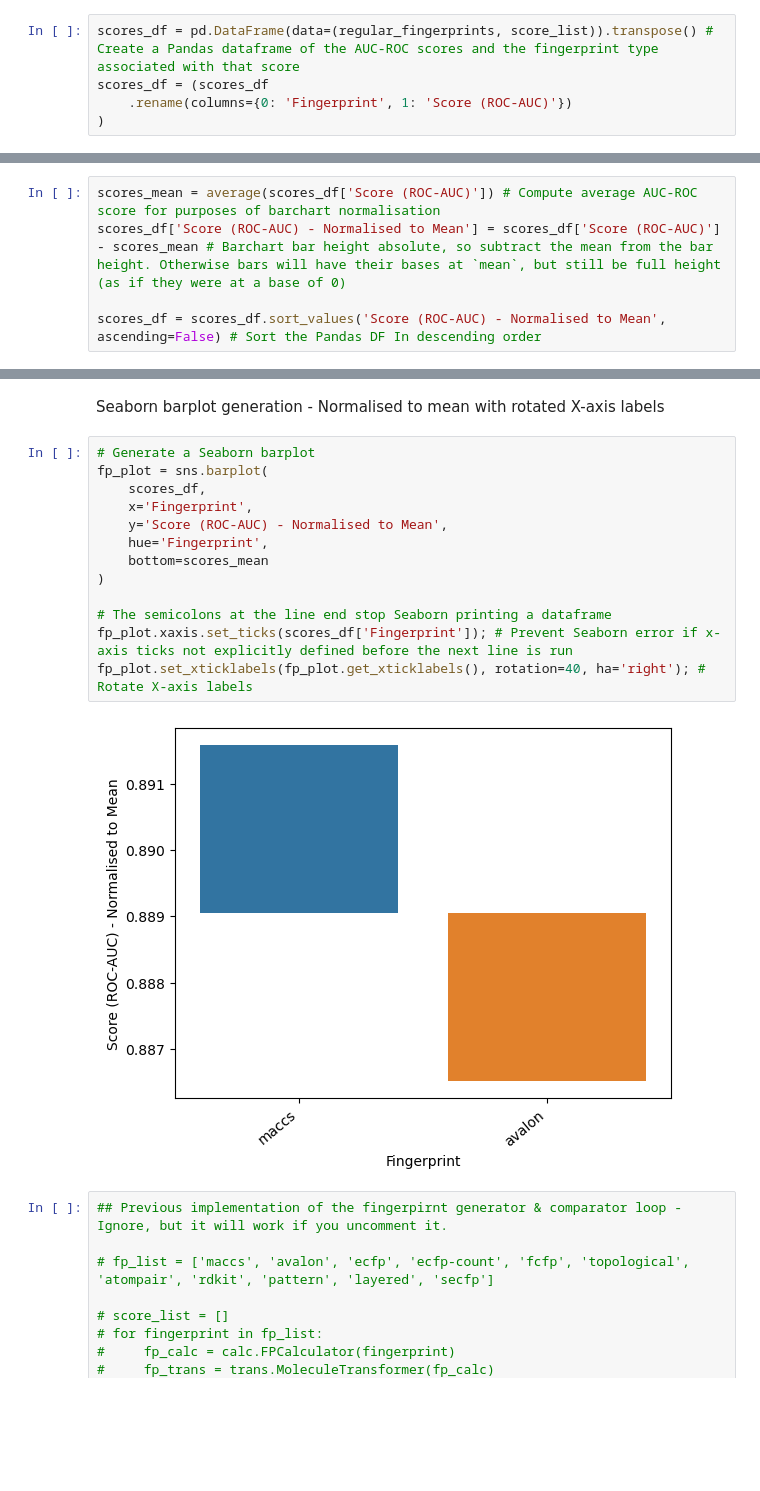
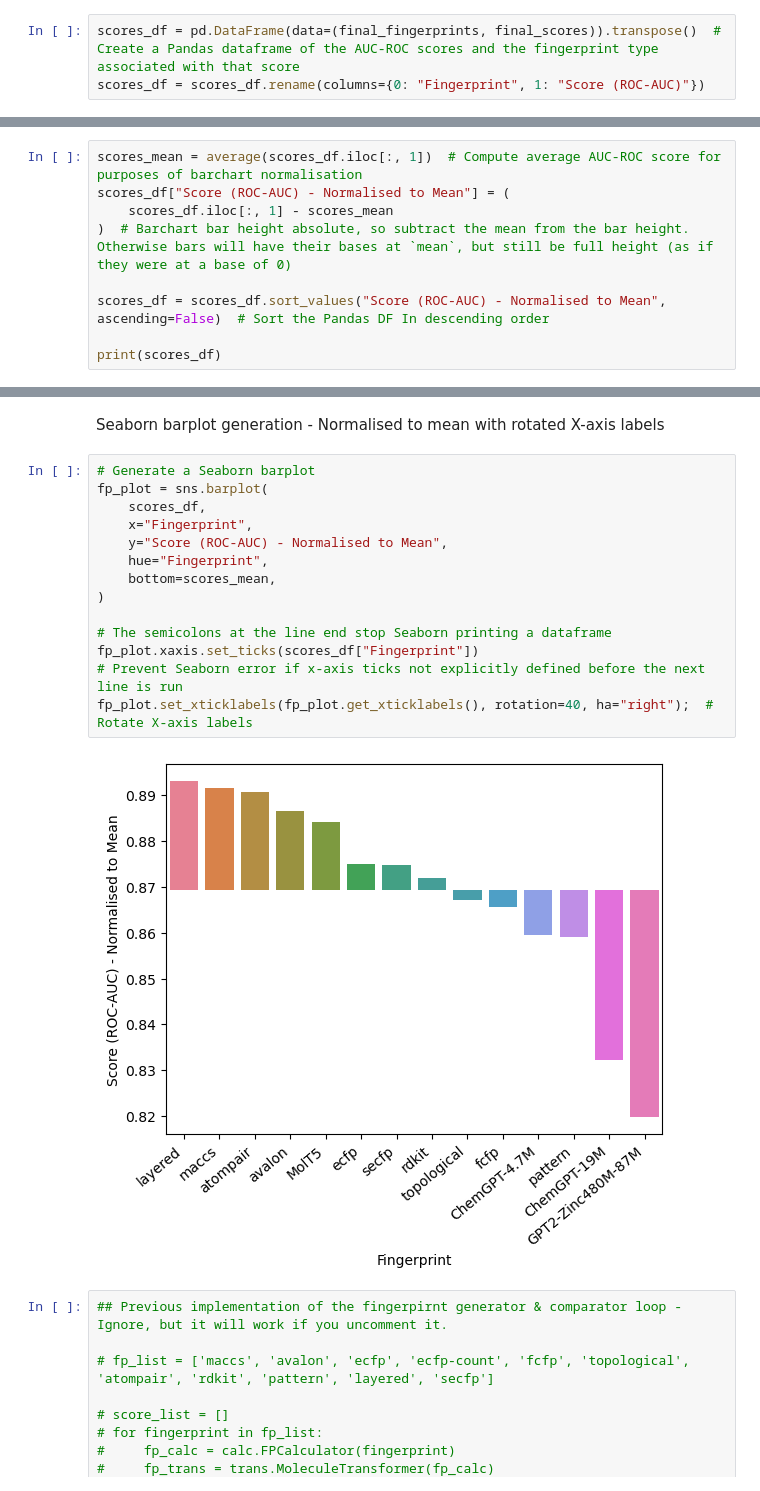
Before and after one commit to leftwinglow/Honours, a Jupyter notebook: test_fingerprint_methods.ipynb, the cells around one changed output, grey strips where cells are left out. Drawn from its saved outputs; the diff is of its cells as text; blank space fills up the shorter version.

```diff
--- a/test_fingerprint_methods.ipynb
+++ b/test_fingerprint_methods.ipynb
@@ -122,17 +197,19 @@ Create a Pandas dataframe
 * Column 1 - Fingerprint
 * Column 2 - Mean ROC-AUC score for that fingerprint across 5 cross-validations
 # %%
-scores_df = pd.DataFrame(data=(regular_fingerprints, score_list)).transpose() # Create a Pandas dataframe of the AUC-ROC scores and the fingerprint type associated with that score
-scores_df = (scores_df
-    .rename(columns={0: 'Fingerprint', 1: 'Score (ROC-AUC)'})
-)
+scores_df = pd.DataFrame(data=(final_fingerprints, final_scores)).transpose()  # Create a Pandas dataframe of the AUC-ROC scores and the fingerprint type associated with that score
+scores_df = scores_df.rename(columns={0: "Fingerprint", 1: "Score (ROC-AUC)"})
 # %% [markdown]
 Chart presentation calculations
 * Compute mean AUC-ROC score. This is used to set a the baseline (mean) score
 * Add a dataframe column for the size of the ROC-AUC score when the normalised chart is used. Necessary to prevent full-size bar being shown as should be in the case when 0 is the baseline.
 * Sort dataframe so the chart is sorted
 # %%
-scores_mean = average(scores_df['Score (ROC-AUC)']) # Compute average AUC-ROC score for purposes of barchart normalisation
-scores_df['Score (ROC-AUC) - Normalised to Mean'] = scores_df['Score (ROC-AUC)'] - scores_mean # Barchart bar height absolute, so subtract the mean from the bar height. Otherwise bars will have their bases at `mean`, but still be full height (as if they were at a base of 0)
+scores_mean = average(scores_df.iloc[:, 1])  # Compute average AUC-ROC score for purposes of barchart normalisation
+scores_df["Score (ROC-AUC) - Normalised to Mean"] = (
+    scores_df.iloc[:, 1] - scores_mean
+)  # Barchart bar height absolute, so subtract the mean from the bar height. Otherwise bars will have their bases at `mean`, but still be full height (as if they were at a base of 0)
 
-scores_df = scores_df.sort_values('Score (ROC-AUC) - Normalised to Mean', ascending=False) # Sort the Pandas DF In descending order
+scores_df = scores_df.sort_values("Score (ROC-AUC) - Normalised to Mean", ascending=False)  # Sort the Pandas DF In descending order
+
+print(scores_df)
@@ -141,18 +234,19 @@ Seaborn barplot generation - Normalised to mean with rotated X-axis labels
 # %%
 # Generate a Seaborn barplot
 fp_plot = sns.barplot(
     scores_df,
-    x='Fingerprint',
-    y='Score (ROC-AUC) - Normalised to Mean',
-    hue='Fingerprint',
-    bottom=scores_mean
+    x="Fingerprint",
+    y="Score (ROC-AUC) - Normalised to Mean",
+    hue="Fingerprint",
+    bottom=scores_mean,
 )
 
 # The semicolons at the line end stop Seaborn printing a dataframe
-fp_plot.xaxis.set_ticks(scores_df['Fingerprint']); # Prevent Seaborn error if x-axis ticks not explicitly defined before the next line is run
-fp_plot.set_xticklabels(fp_plot.get_xticklabels(), rotation=40, ha='right'); # Rotate X-axis labels
+fp_plot.xaxis.set_ticks(scores_df["Fingerprint"])
+# Prevent Seaborn error if x-axis ticks not explicitly defined before the next line is run
+fp_plot.set_xticklabels(fp_plot.get_xticklabels(), rotation=40, ha="right");  # Rotate X-axis labels
 # %% [output]
-[figure, old version]
+[figure, new version]
 # %%
 ## Previous implementation of the fingerpirnt generator & comparator loop - Ignore, but it will work if you uncomment it.
 
```
Also changed, not shown: parts of 8 cells of this notebook.
